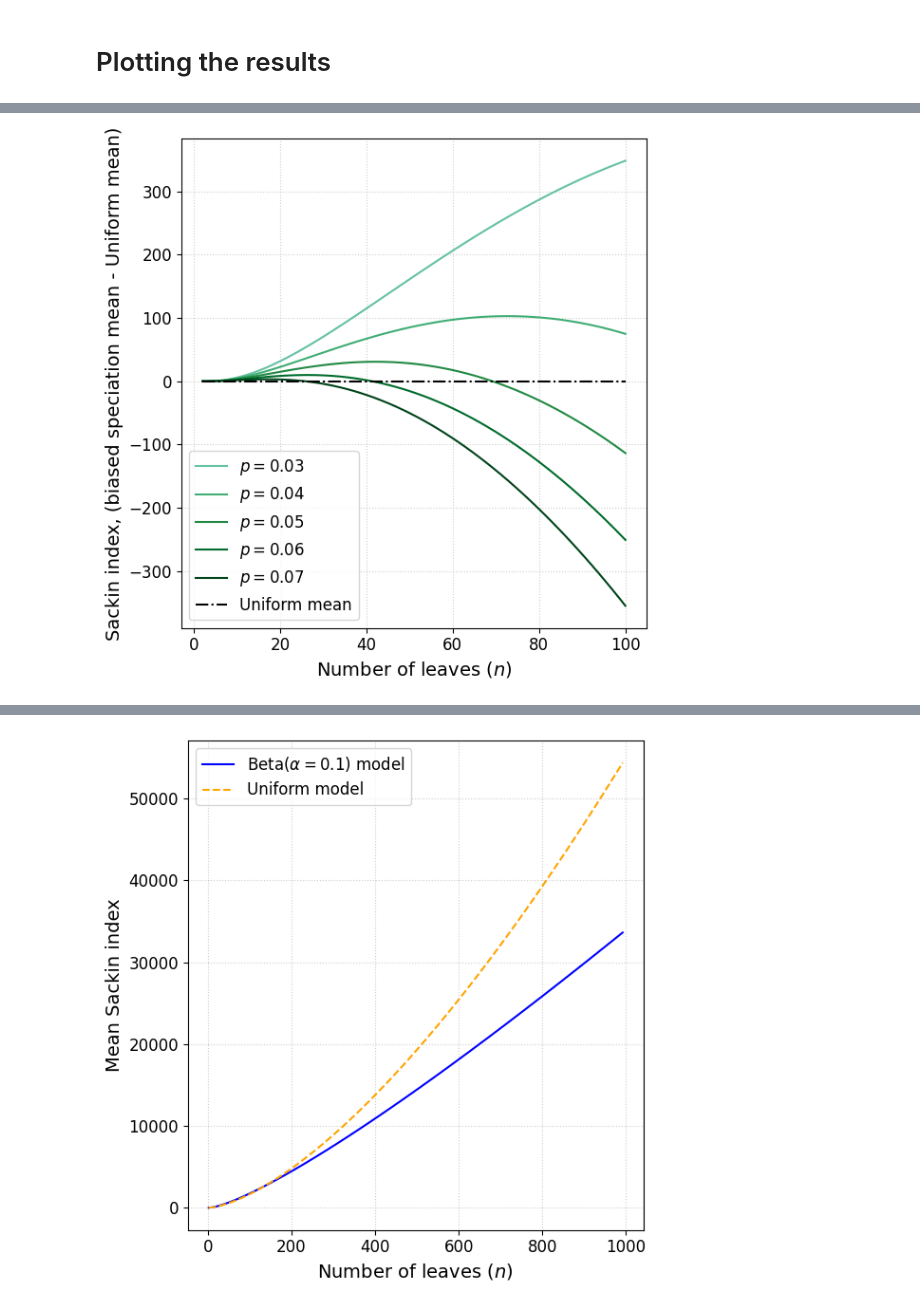
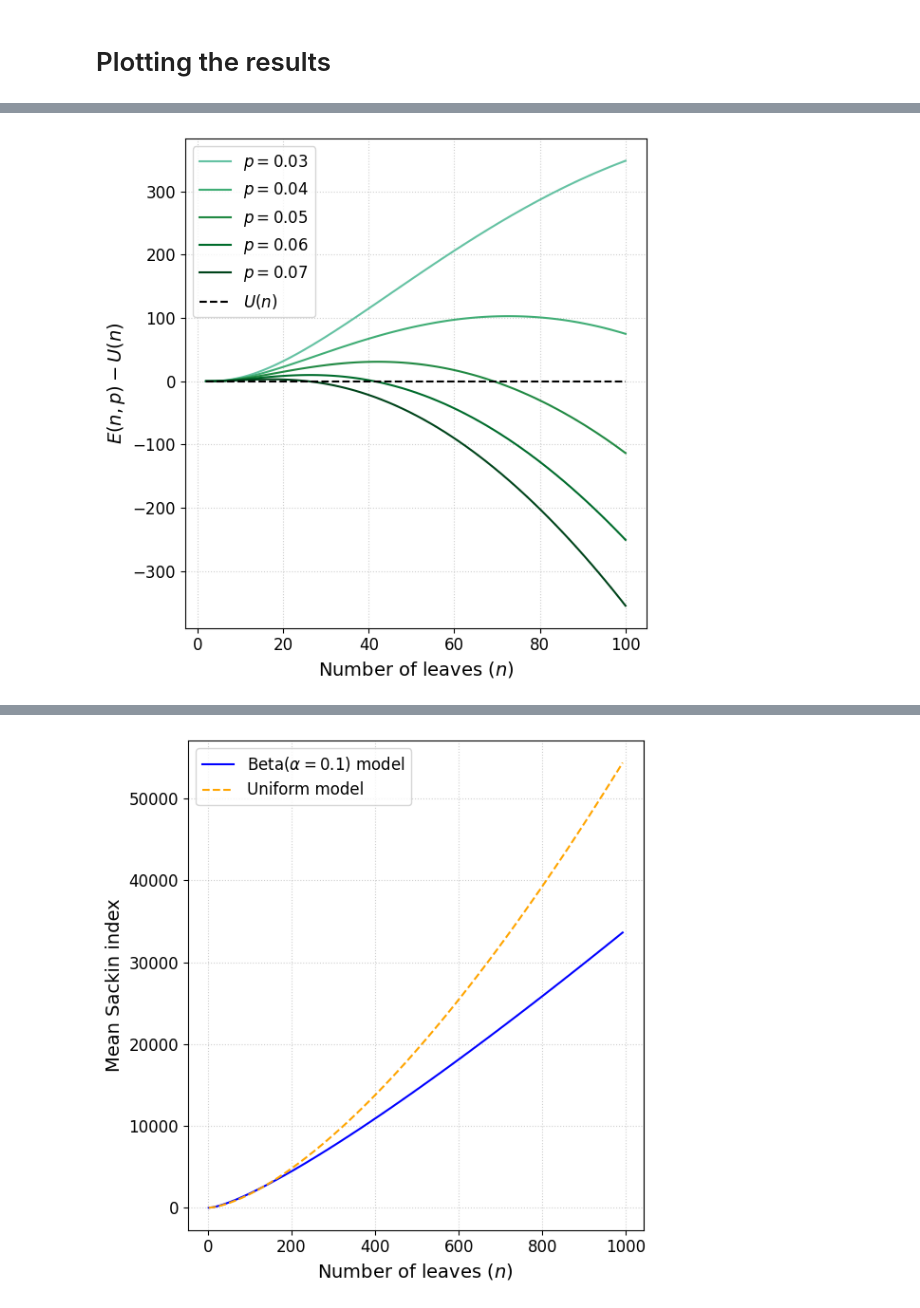
Before and after one commit to dbauman18/biased_speciation_calculation, a Jupyter notebook: biased_speciation.ipynb, the cells around one changed output, grey strips where cells are left out. Saved outputs shown, nothing was run; the diff lists cells and outputs as text; code cells hidden in the pictures.

```diff
--- a/biased_speciation.ipynb
+++ b/biased_speciation.ipynb
@@ -166,7 +166,7 @@ plt.show()
 # %%
 # Comparing the p=0.2 case to Yule
 plt.figure(figsize=(6, 6))
-s = [0.2, 0.202, 0.204, 0.206, 0.208, 0.21]
+s = [0.19, 0.195, 0.2, 0.205, 0.21]
 
 max_color = 1
 min_color = 0.5
@@ -175,12 +175,12 @@ for si in s:
     diff = [sackin_mean_const_p(n, si) - sackin_yule(n) for n in N]
     plt.plot(N, diff, label=f"$p={si}$", alpha=1, color=cm.Purples((max_color - min_color) / (s[-1] - s[0]) * (si - s[0]) + min_color))
 
-plt.plot(N, [0] * len(N), color='black', linestyle='-.', label="Yule mean")
+plt.plot(N, [0] * len(N), color='black', linestyle='-.', label="$Y(n)$")
 plt.xlabel("Number of leaves ($n$)", fontsize=14)
-plt.ylabel("Sackin index, (biased speciation mean - Yule mean)", fontsize=14)
+plt.ylabel("$E(n,p) - Y(n)$", fontsize=14)
 plt.xticks(fontsize=12)
 plt.yticks(fontsize=12)
-plt.legend(fontsize=12)
+plt.legend(fontsize=12, loc="upper left")
 
 # Grid and layout
 plt.grid(True, linestyle=":", alpha=0.6)
@@ -193,23 +193,23 @@ plt.show()
 # %%
 # Do same for Uniform model
 plt.figure(figsize=(6, 6))
 
 s = [0.03, 0.04, 0.05, 0.06, 0.07]
 
 for s1 in s:
     diff = [sackin_mean_const_p(n, s1) - sackin_uniform(n) for n in N]
     plt.plot(N, diff, label=f"$p={s1}$", alpha=1, color=cm.BuGn((max_color - min_color) / (s[-1] - s[0]) * (s1 - s[0]) + min_color))
-plt.plot(N, [0] * len(N), color='black', linestyle='-.', label="Uniform mean")
+plt.plot(N, [0] * len(N), color='black', linestyle='--', label="$U(n)$")
 plt.xlabel("Number of leaves ($n$)", fontsize=14)
-plt.ylabel("Sackin index, (biased speciation mean - Uniform mean)", fontsize=14)
+plt.ylabel("$E(n,p) - U(n)$", fontsize=14)
 plt.legend(fontsize=12)
 
 plt.xticks(fontsize=12)
 plt.yticks(fontsize=12)
 
 plt.grid(True, linestyle=":", alpha=0.6)
 plt.tight_layout()
 plt.savefig("./plots/sackin_biased_speciation_constant_p_0.02_difference_uniform.png", dpi=300)
 plt.show()
 # %% [output]
-[figure, old version]
+[figure, new version]
```
Also changed, not shown: parts of 11 cells of this notebook, 9 other files.
